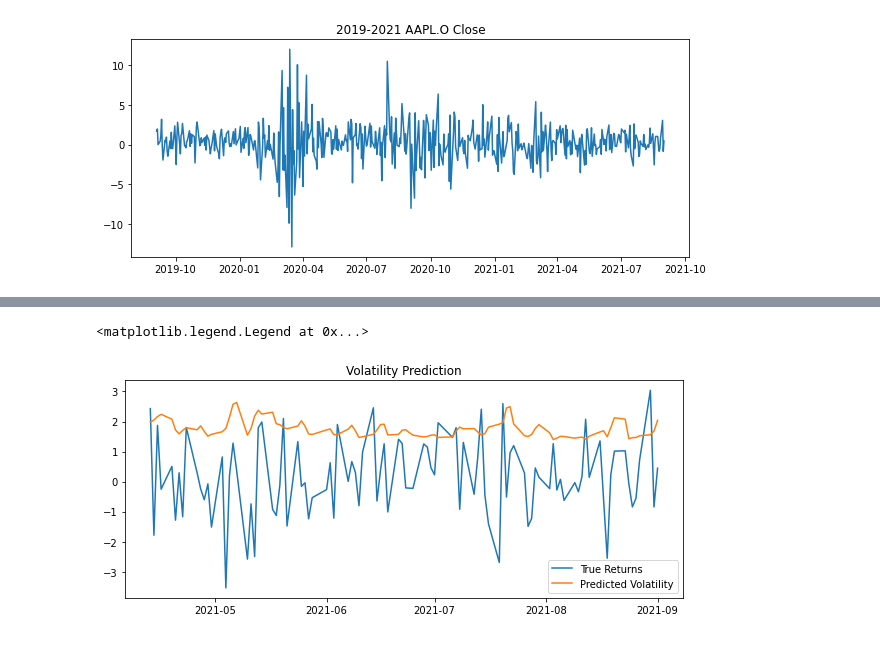
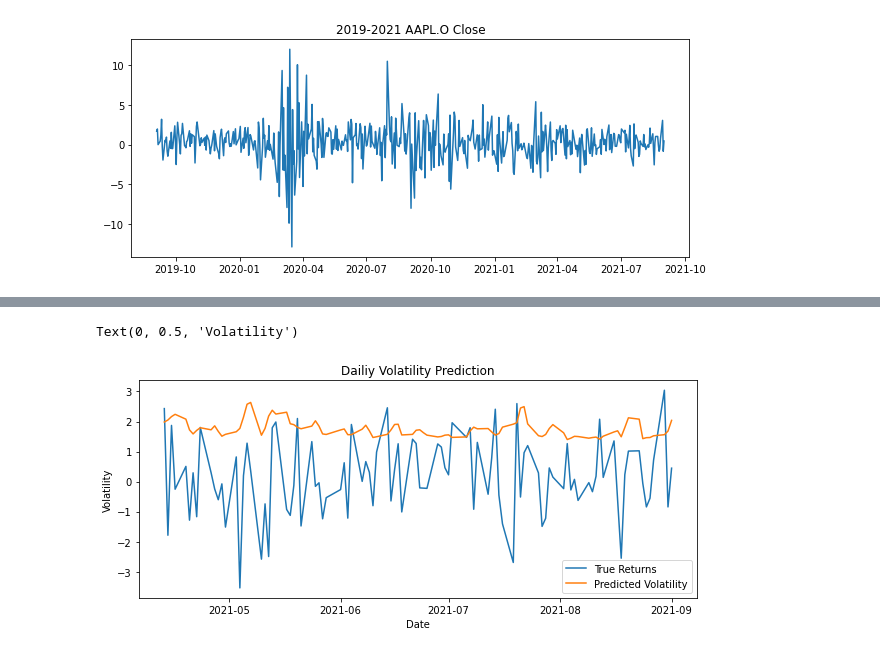
Before and after one commit to matthew-lim/Vanguard-Volatility-Project, a Jupyter notebook: Using GARCH to predict volatility.ipynb, the cells around one changed output, grey strips where cells are left out. Saved outputs shown, nothing was run; the diff lists cells and outputs as text; code cells hidden in the pictures.

```diff
--- a/Using GARCH to predict volatility.ipynb
+++ b/Using GARCH to predict volatility.ipynb
@@ -51,5 +64,5 @@ plt.show()
 # %%
-returns = close.pct_change().dropna() * 10000
+returns = close.pct_change().dropna() * 1000
 # %%
 fig, ax = plt.subplots(1,1,figsize=(6,4))
 ax.plot(returns)
@@ -378,21 +420,25 @@ Covariance estimator: robust
 # %%
 rolling_predictions = []
 test_size = 100
 
 for i in range(test_size):
     train = returns[:-(test_size-i)]
     model = arch_model(train, p=3, q=0)
     model_fit = model.fit(disp='off')
     pred = model_fit.forecast(horizon=1)
     rolling_predictions.append(np.sqrt(pred.variance.values[-1,:][0]))
 
 rolling_predictions = pd.Series(rolling_predictions, index=returns.index[-100:])
 
 plt.figure(figsize=(10,4))
 true, = plt.plot(returns[-100:])
 preds, = plt.plot(rolling_predictions)
 plt.title('Volatility Prediction')
 plt.legend(['True Returns', 'Predicted Volatility'])
+
+plt.title("Dailiy Volatility Prediction")
+plt.xlabel("Date")
+plt.ylabel("Volatility")
 # %% [output]
-<matplotlib.legend.Legend at 0x...>
+Text(0, 0.5, 'Volatility')
-[figure, old version]
+[figure, new version]
```
Also changed, not shown: parts of 14 cells of this notebook.
